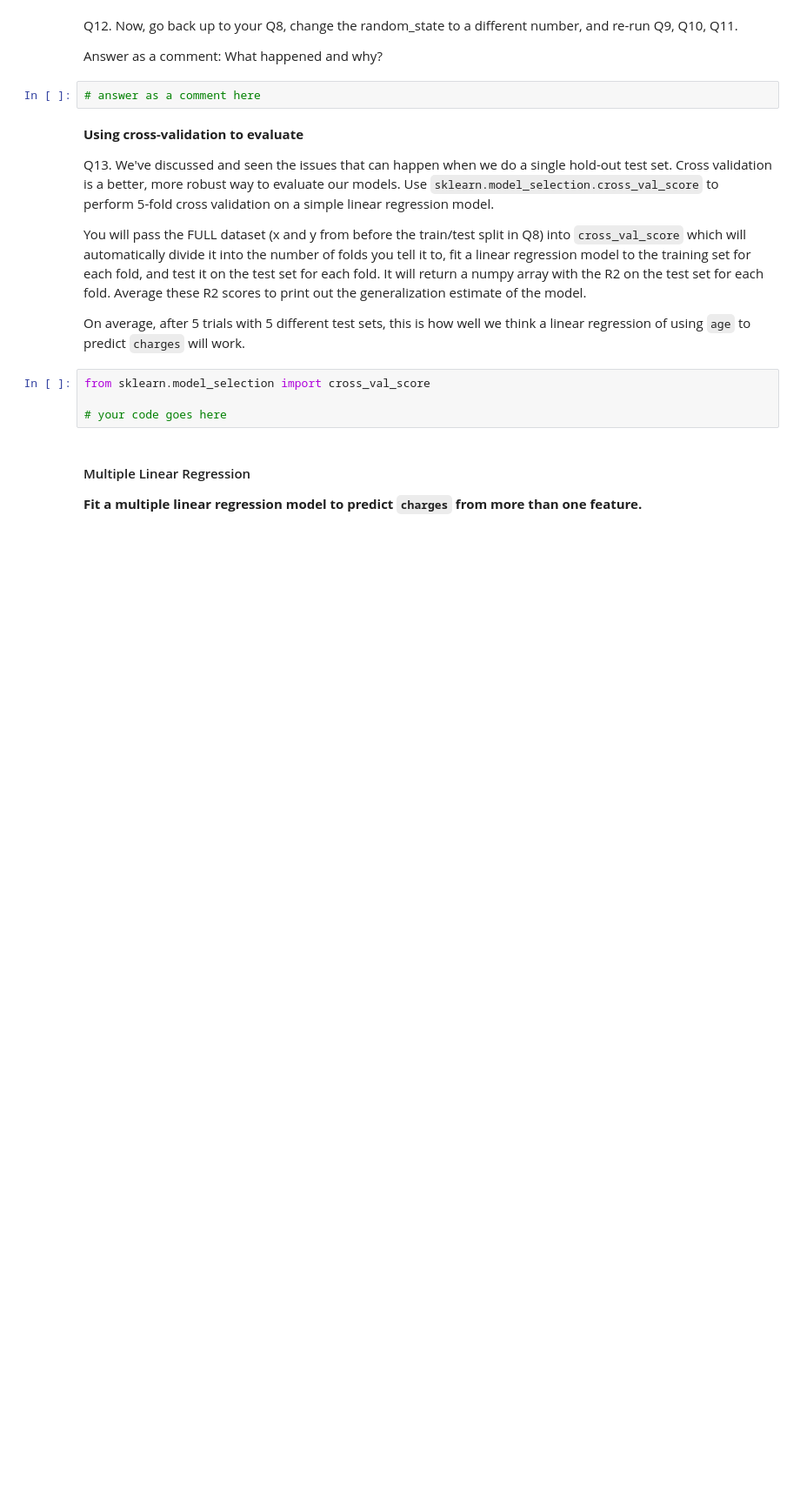
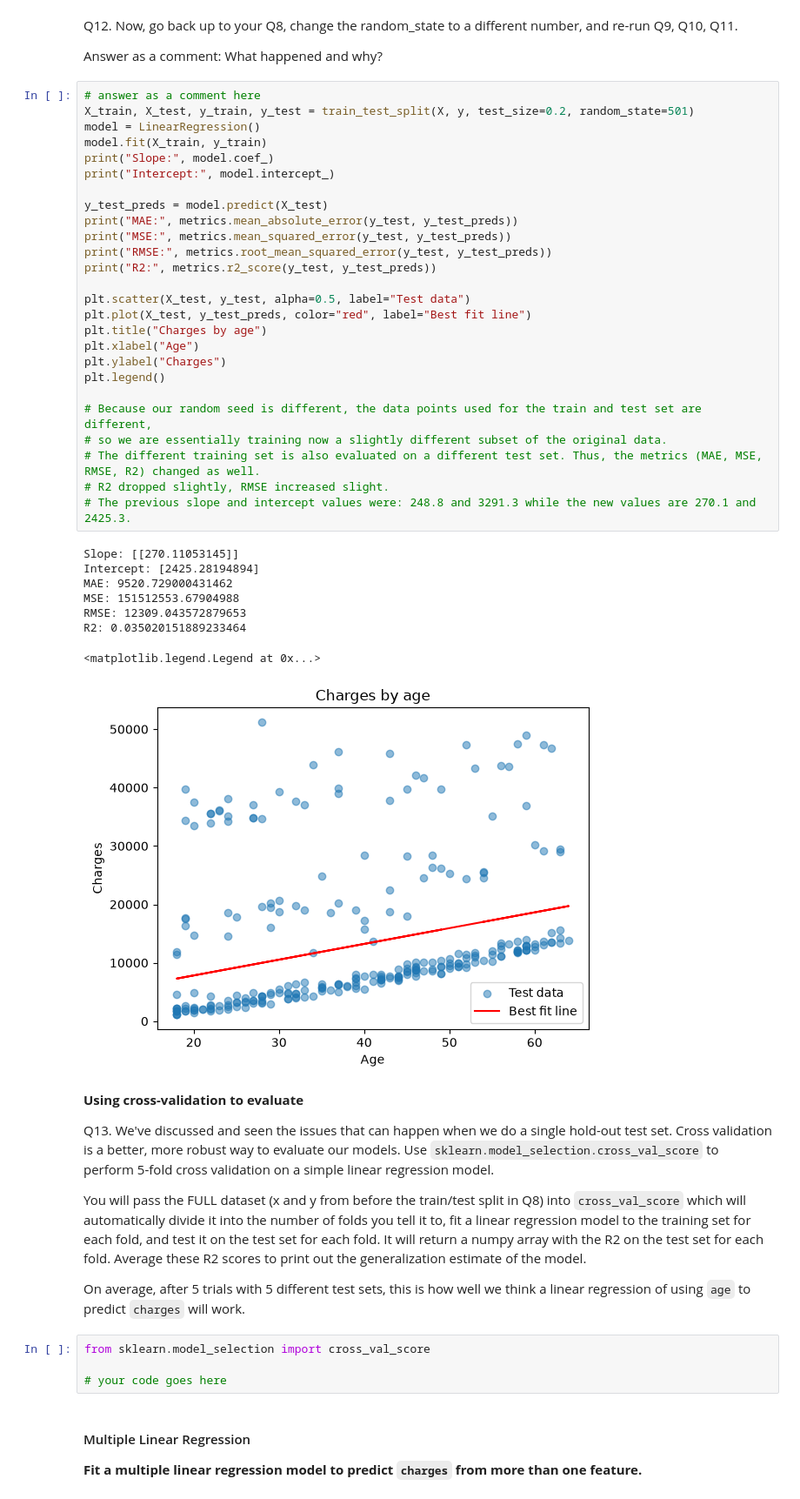
Before and after one commit to dutchduckgo/cs363m-hw3, a Jupyter notebook: Assignment3.ipynb, the cells around one changed output. Shown at 87% size. Cells and saved outputs as stored; diff of their text form; blank space fills up the shorter version.

```diff
--- a/Assignment3.ipynb
+++ b/Assignment3.ipynb
@@ -167,6 +212,39 @@ Q12. Now, go back up to your Q8, change the random_state to a different number,
 Answer as a comment: What happened and why?
 # %%
 # answer as a comment here
+X_train, X_test, y_train, y_test = train_test_split(X, y, test_size=0.2, random_state=501)
+model = LinearRegression()
+model.fit(X_train, y_train)
+print("Slope:", model.coef_)
+print("Intercept:", model.intercept_)
+
+y_test_preds = model.predict(X_test)
+print("MAE:", metrics.mean_absolute_error(y_test, y_test_preds))
+print("MSE:", metrics.mean_squared_error(y_test, y_test_preds))
+print("RMSE:", metrics.root_mean_squared_error(y_test, y_test_preds))
+print("R2:", metrics.r2_score(y_test, y_test_preds))
+
+plt.scatter(X_test, y_test, alpha=0.5, label="Test data")
+plt.plot(X_test, y_test_preds, color="red", label="Best fit line")
+plt.title("Charges by age")
+plt.xlabel("Age")
+plt.ylabel("Charges")
+plt.legend()
+
+# Because our random seed is different, the data points used for the train and test set are different,
+# so we are essentially training now a slightly different subset of the original data.
+# The different training set is also evaluated on a different test set. Thus, the metrics (MAE, MSE, RMSE, R2) changed as well.
+# R2 dropped slightly, RMSE increased slight.
+# The previous slope and intercept values were: 248.8 and 3291.3 while the new values are 270.1 and 2425.3.
+# %% [output]
+Slope: [[270.11053145]]
+Intercept: [2425.28194894]
+MAE: 9520.729000431462
+MSE: 151512553.67904988
+RMSE: 12309.043572879653
+R2: 0.035020151889233464
+<matplotlib.legend.Legend at 0x...>
+[figure, added]
 # %% [markdown]
 **Using cross-validation to evaluate**
 
```
Also changed, not shown: parts of 5 cells of this notebook.
